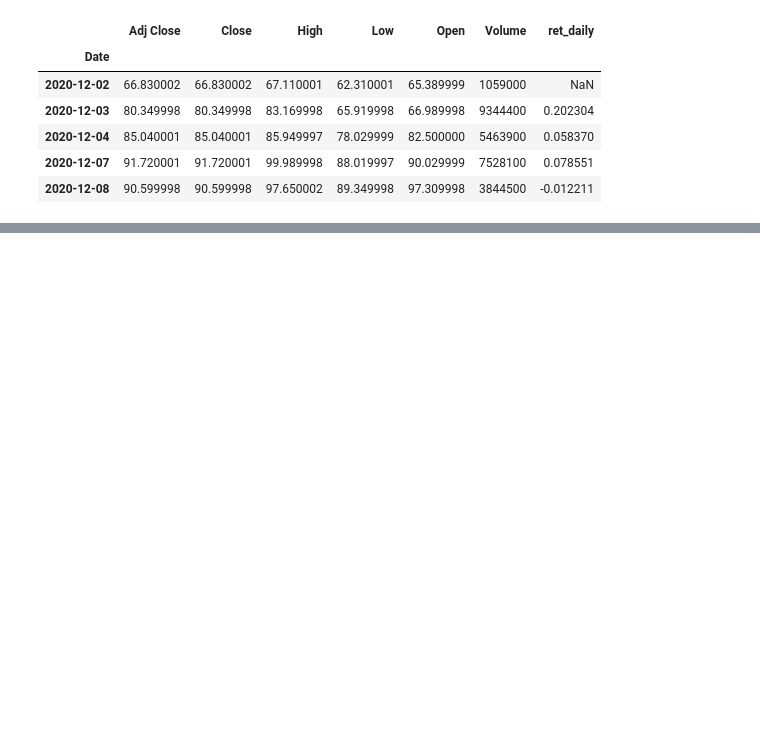
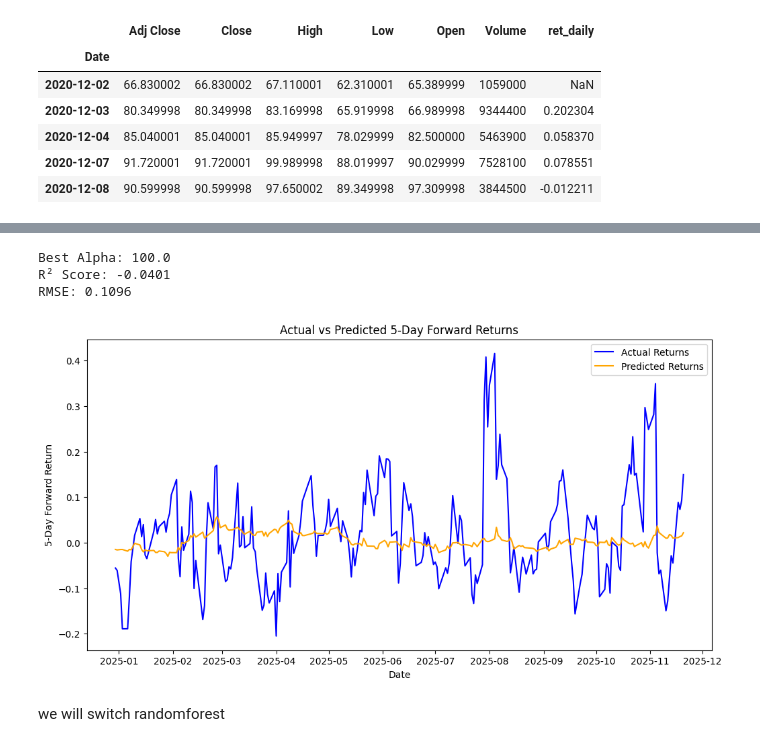
Before and after one commit to Ayan-Sengupta/LemonadeAnalysis, a Jupyter notebook: prediction.ipynb, the cells around one changed output, grey strips where cells are left out. Cells and saved outputs as stored; diff of their text form; code cells hidden in the pictures; blank space fills up the shorter version.

```diff
--- a/prediction.ipynb
+++ b/prediction.ipynb
@@ -29,13 +30,13 @@ df.head()
 | 2020-12-07 | 91.720001 | 91.720001 | 99.989998 | 88.019997 | 90.029999 | 7528100 | 0.078551 |
 | 2020-12-08 | 90.599998 | 90.599998 | 97.650002 | 89.349998 | 97.309998 | 3844500 | -0.012211 |
 # %%
-#6‑month horizon in trading days (approx 252 trading days in a year)
-horizon = 21 * 6 # 126 trading days
+# 5 day horizon
+horizon = 5
 
 # what we are doing here is basically for any given day, we want to know what the adjusted close price will be after our horizon (6 months in our case)
 df["AdjClose_future"] = df["Adj Close"].shift(-horizon)
 # now we can calculate the forward return over the 6 month horizon
-df["fwd_6m_ret"] = (df["AdjClose_future"] - df["Adj Close"]) / df["Adj Close"]
+df["fwd_5d_ret"] = (df["AdjClose_future"] - df["Adj Close"]) / df["Adj Close"]
 # %%
 
 
@@ -52,12 +50,0 @@ we are going to create a few more features to help with our prediction task. nam
-# %%
-df["ret_5d_mean"]  = df["ret_daily"].rolling(5).mean()
-df["ret_20d_mean"] = df["ret_daily"].rolling(20).mean()
-df["ret_20d_std"]  = df["ret_daily"].rolling(20).std()
-df["range_hl"]     = (df["High"] - df["Low"]) / df["Open"]
-import numpy as np
-df["log_volume"]   = np.log(df["Volume"])
-feature_cols = ["ret_daily","ret_5d_mean","ret_20d_mean",
-                "ret_20d_std","range_hl","log_volume"]
-df_model = df.dropna()
-
-print(f"Number of data points after all feature engineering: {len(df_model)}")
@@ -147,0 +96,55 @@ plt.show()
+# %%
+
+
+
+# implement ridge regression model
+from sklearn.linear_model import RidgeCV
+from sklearn.model_selection import train_test_split
+from sklearn.metrics import mean_squared_error, r2_score
+from sklearn.preprocessing import StandardScaler
+
+
+
+X = df[feature_variables]
+y = df['fwd_5d_ret']
+
+scaler = StandardScaler()
+X_scaled = scaler.fit_transform(X)
+
+
+X_train, X_test, y_train, y_test = train_test_split(
+    X_scaled, y, test_size=0.2, shuffle=False
+)
+
+# RidgeCV automatically finds the best alpha (penalty strength)
+ridge = RidgeCV(alphas=[0.1, 1.0, 10.0, 100.0])
+ridge.fit(X_train, y_train)
+
+# Predict
+y_pred = ridge.predict(X_test)
+
+# Metrics
+r2 = r2_score(y_test, y_pred)
+rmse = np.sqrt(mean_squared_error(y_test, y_pred))
+
+print(f"Best Alpha: {ridge.alpha_}")
+print(f"R² Score: {r2:.4f}")
+print(f"RMSE: {rmse:.4f}")
+
+# create graph to compare actual vs predicted returns
+import matplotlib.pyplot as plt
+plt.figure(figsize=(12, 6))
+plt.plot(y_test.index, y_test, label='Actual Returns', color='blue')
+plt.plot(y_test.index, y_pred, label='Predicted Returns', color='orange')
+plt.xlabel('Date')
+plt.ylabel('5-Day Forward Return')
+plt.title('Actual vs Predicted 5-Day Forward Returns')
+plt.legend()
+plt.show()
+# %% [output]
+Best Alpha: 100.0
+R² Score: -0.0401
+RMSE: 0.1096
+[figure, added]
+# %% [markdown]
+we will switch randomforest
```
Also changed, not shown: parts of 16 cells of this notebook, 1 other file.
